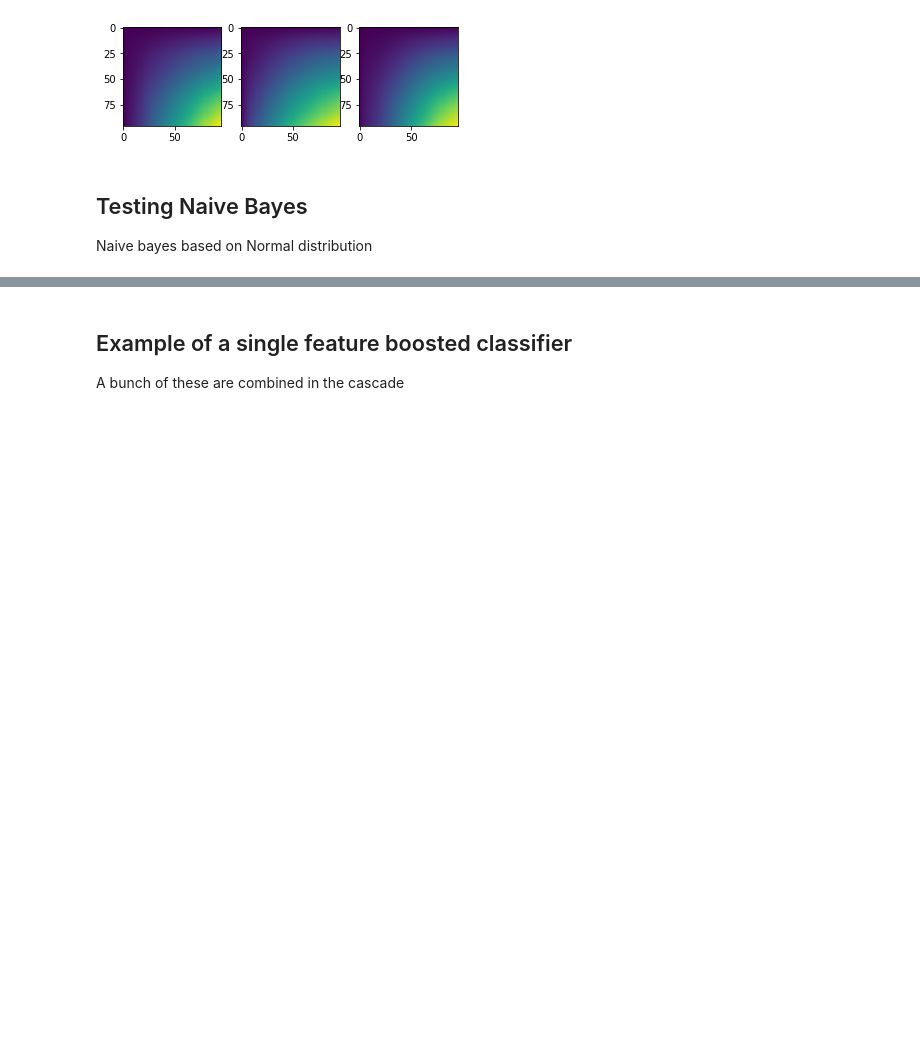
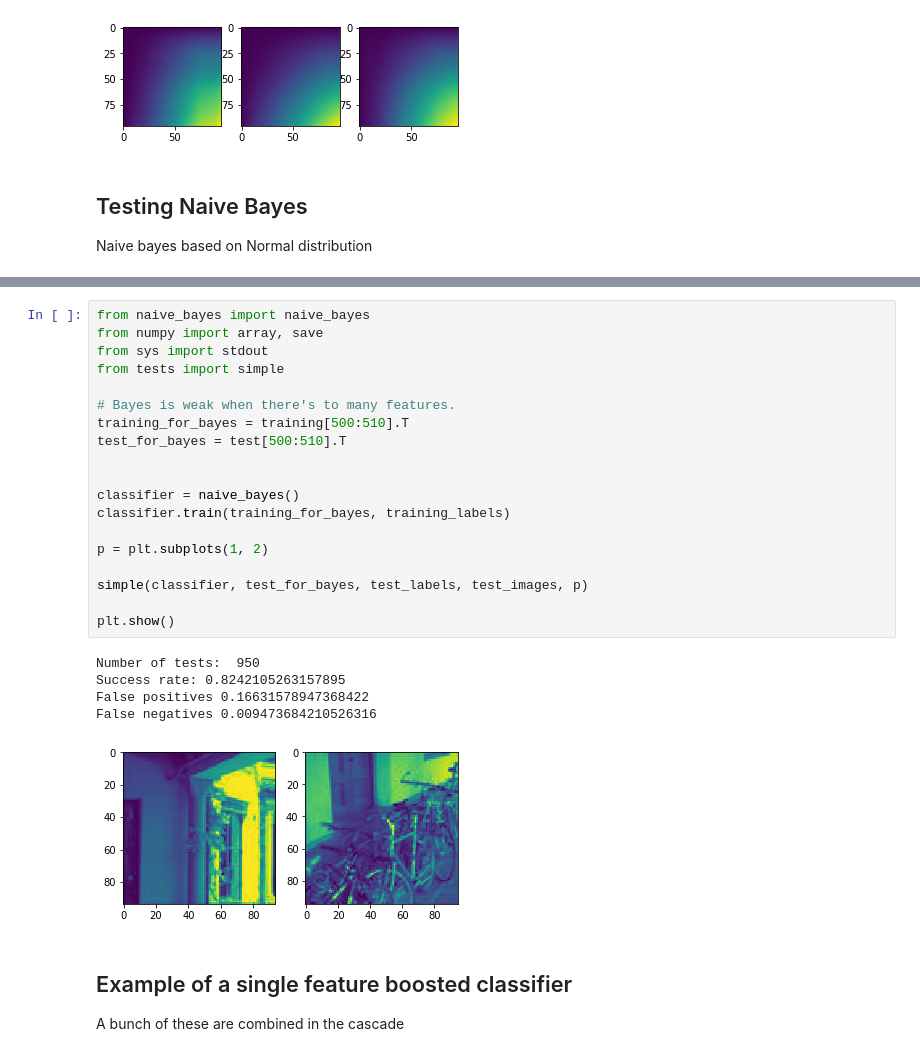
Before and after one commit to JonasRSV/HAR-Plus-Bayesian-Face-Recognition, a Jupyter notebook: Demo.ipynb, the cells around one changed output, grey strips where cells are left out. Saved outputs shown, nothing was run; the diff lists cells and outputs as text; blank space fills up the shorter version.

```diff
--- a/Demo.ipynb
+++ b/Demo.ipynb
@@ -214,3 +158,28 @@ False negatives 0.01263157894736842
+# %%
+from naive_bayes import naive_bayes
+from numpy import array, save
+from sys import stdout
+from tests import simple
+
+# Bayes is weak when there's to many features.
+training_for_bayes = training[500:510].T
+test_for_bayes = test[500:510].T
+
+
+classifier = naive_bayes()
+classifier.train(training_for_bayes, training_labels)
+
+p = plt.subplots(1, 2)
+
+simple(classifier, test_for_bayes, test_labels, test_images, p)
+
+plt.show()
+# %% [output]
+Number of tests:  950
+Success rate: 0.8242105263157895
+False positives 0.16631578947368422
+False negatives 0.009473684210526316
+[figure, added]
 # %% [markdown]
 ## Example of a single feature boosted classifier
 
```
Also changed, not shown: parts of 7 cells of this notebook, 2 other files.
